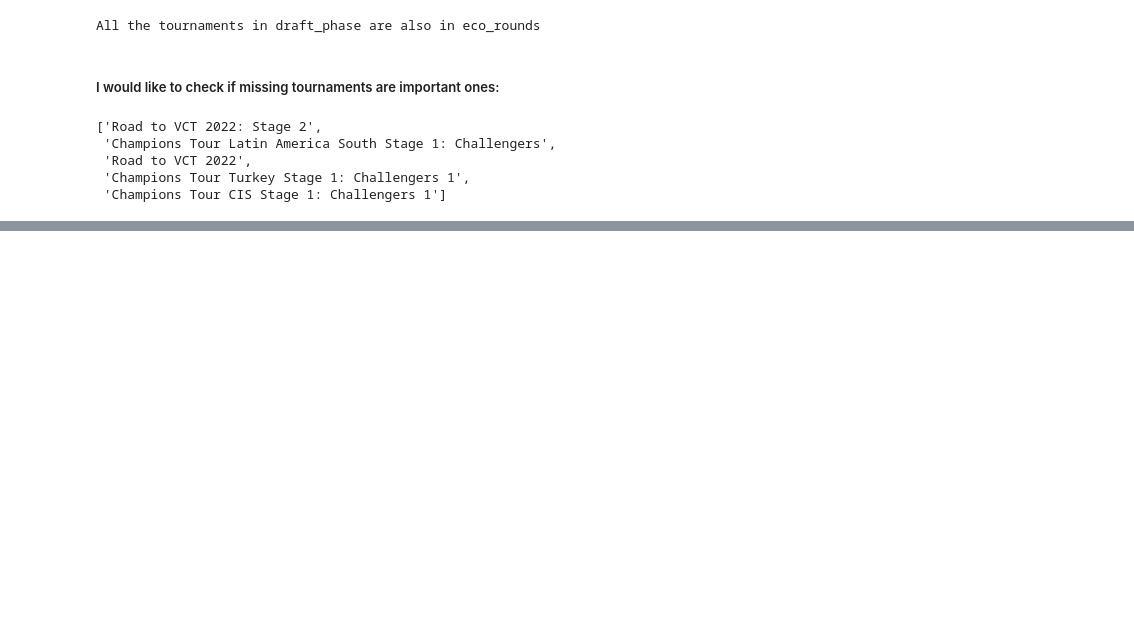
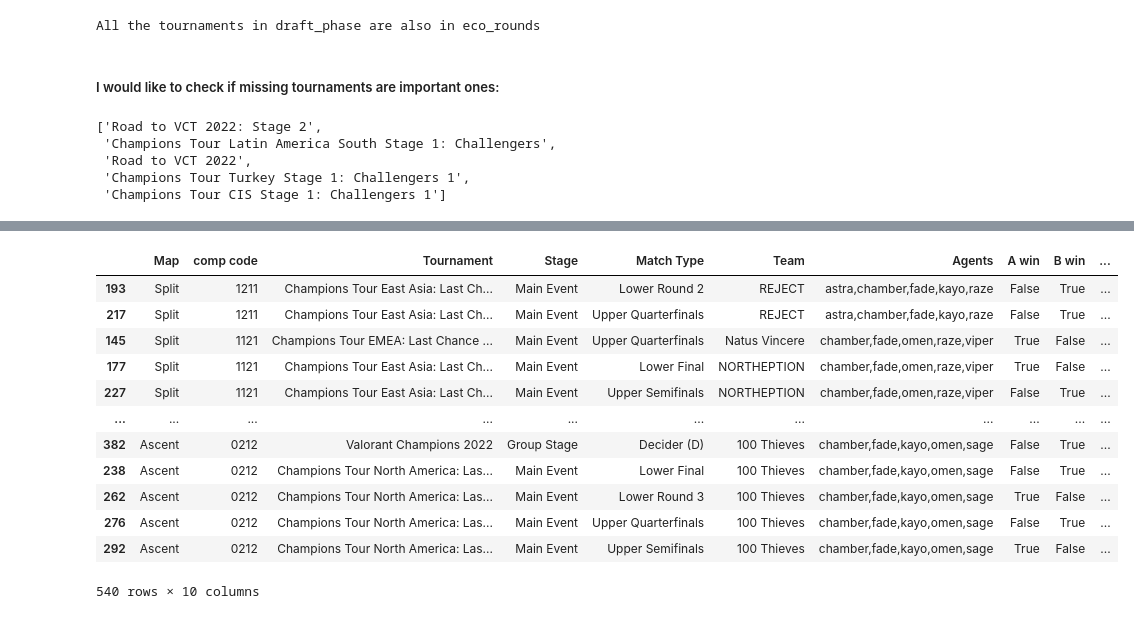
Before and after one commit to ahrlim/vct-erdos-project, a Jupyter notebook: notebooks/vct_2022_data_cleaning.ipynb, the cells around one changed output, grey strips where cells are left out. Drawn from its saved outputs; the diff is of its cells as text; code cells hidden in the pictures; blank space fills up the shorter version.

```diff
--- a/notebooks/vct_2022_data_cleaning.ipynb
+++ b/notebooks/vct_2022_data_cleaning.ipynb
@@ -135,0 +384,16 @@ not_in_the_other(tournaments["eco_rounds"], tournaments["draft_phase"])
+# %%
+df.sort_values(["Map", "Team", "win pct by map-comp"], ascending=False)
+# %% [output]
+|  | Map | comp code | Tournament | Stage | Match Type | Team | Agents | A win | B win | ... |
+| 193 | Split | 1211 | Champions Tour East Asia: Last Ch... | Main Event | Lower Round 2 | REJECT | astra,chamber,fade,kayo,raze | False | True | ... |
+| 217 | Split | 1211 | Champions Tour East Asia: Last Ch... | Main Event | Upper Quarterfinals | REJECT | astra,chamber,fade,kayo,raze | False | True | ... |
+| 145 | Split | 1121 | Champions Tour EMEA: Last Chance ... | Main Event | Upper Quarterfinals | Natus Vincere | chamber,fade,omen,raze,viper | True | False | ... |
+| 177 | Split | 1121 | Champions Tour East Asia: Last Ch... | Main Event | Lower Final | NORTHEPTION | chamber,fade,omen,raze,viper | True | False | ... |
+| 227 | Split | 1121 | Champions Tour East Asia: Last Ch... | Main Event | Upper Semifinals | NORTHEPTION | chamber,fade,omen,raze,viper | False | True | ... |
+| ... | ... | ... | ... | ... | ... | ... | ... | ... | ... | ... |
+| 382 | Ascent | 0212 | Valorant Champions 2022 | Group Stage | Decider (D) | 100 Thieves | chamber,fade,kayo,omen,sage | False | True | ... |
+| 238 | Ascent | 0212 | Champions Tour North America: Las... | Main Event | Lower Final | 100 Thieves | chamber,fade,kayo,omen,sage | False | True | ... |
+| 262 | Ascent | 0212 | Champions Tour North America: Las... | Main Event | Lower Round 3 | 100 Thieves | chamber,fade,kayo,omen,sage | True | False | ... |
+| 276 | Ascent | 0212 | Champions Tour North America: Las... | Main Event | Upper Quarterfinals | 100 Thieves | chamber,fade,kayo,omen,sage | False | True | ... |
+| 292 | Ascent | 0212 | Champions Tour North America: Las... | Main Event | Upper Semifinals | 100 Thieves | chamber,fade,kayo,omen,sage | True | False | ... |
+540 rows × 10 columns
```
Also changed, not shown: parts of 29 cells of this notebook, 4 other files.
